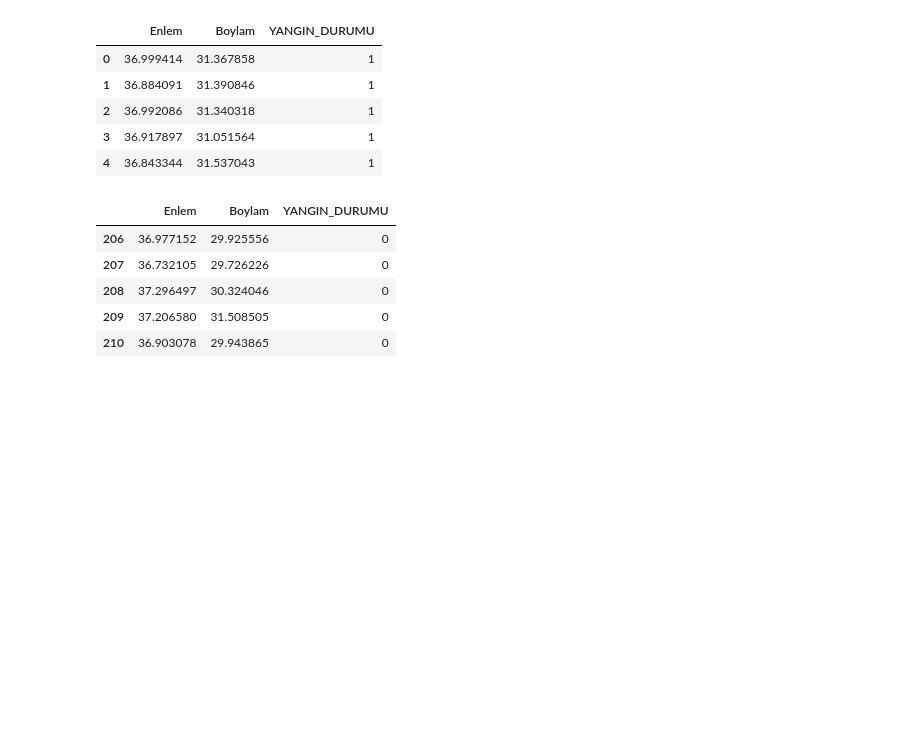
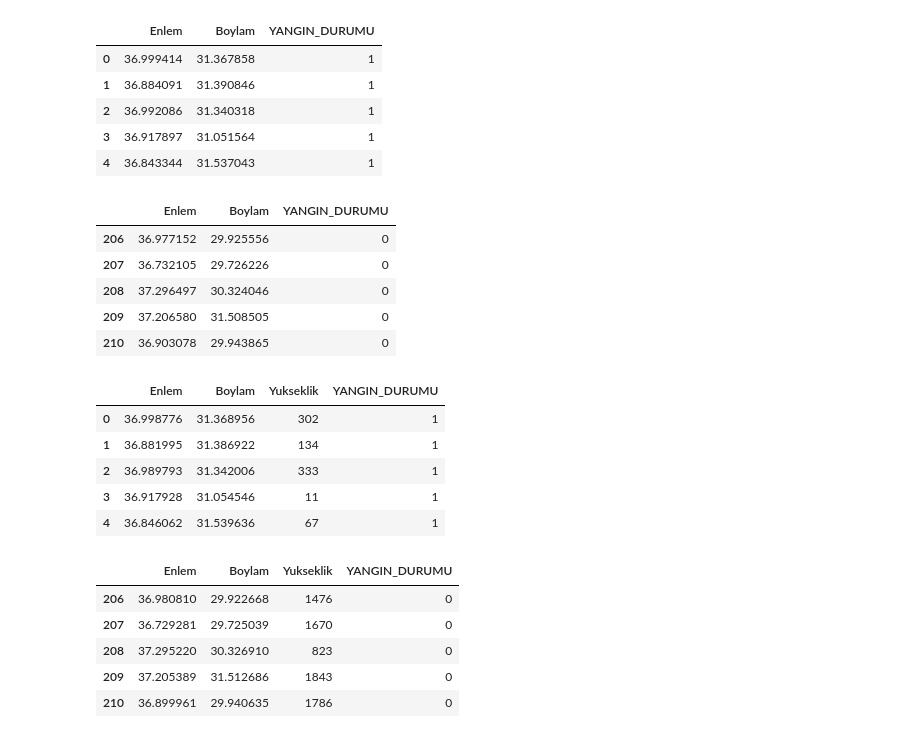
Before and after one commit to omerlutfiduran/senior-design-project, a Jupyter notebook: Senior_Desing_Project_Data_Extraction.ipynb, the cells around one changed output. Saved outputs shown, nothing was run; the diff lists cells and outputs as text; code cells hidden in the pictures; blank space fills up the shorter version.

Commit message:
Mevcut 200'er nokta için tabloya yükseklik bilgisi eklendi.

```diff
--- a/Senior_Desing_Project_Data_Extraction.ipynb
+++ b/Senior_Desing_Project_Data_Extraction.ipynb
@@ -124,3 +126,58 @@ Tabo oluşturuldu
 | 208 | 37.296497 | 30.324046 | 0 |
 | 209 | 37.206580 | 31.508505 | 0 |
 | 210 | 36.903078 | 29.943865 | 0 |
+# %%
+import pandas as pd
+import ee
+
+# Tablomuzdaki 200'er koordinat için Yükseklik Verisini SRTM uydusundan alma
+# Tüm dünya için yükseklik modelini alıyoruz
+elevation_image = ee.Image('USGS/SRTMGL1_003').select('elevation').rename('Yukseklik')
+
+# Koordinatlara Yükseklik Değerini Zımbalama
+# Elimizdeki 400 noktalı (combined_points) veriyi bu haritanın üzerine atıp
+# o noktalara denk gelen yükseklik değerlerini alıyoruz.
+points_with_elevation = elevation_image.sampleRegions(
+    collection=combined_points, # Bir önceki aşamada oluşturduğumuz 0 ve 1'ler
+    scale=1000,                 # 1 km çözünürlük
+    geometries=True
+)
+
+#Python Tablosuna Çevirme İşlemi
+def extract_all_features(feature):
+    coords = feature.geometry().coordinates()
+    label = feature.get('YANGIN_DURUMU')
+    elev = feature.get('Yukseklik')
+    return ee.Feature(None, {
+        'Boylam': coords.get(0),
+        'Enlem': coords.get(1),
+        'Yukseklik': elev,
+        'YANGIN_DURUMU': label
+    })
+
+final_dataset_step4 = points_with_elevation.map(extract_all_features)
+
+#Veriyi çekip liste yapma
+data_list_step4 = final_dataset_step4.reduceColumns(
+    ee.Reducer.toList(4), ['Enlem', 'Boylam', 'Yukseklik', 'YANGIN_DURUMU']
+).get('list').getInfo()
+
+#Pandas Tablosuna dönüştürme
+df_elev = pd.DataFrame(data_list_step4, columns=['Enlem', 'Boylam', 'Yukseklik', 'YANGIN_DURUMU'])
+
+# Sonuçlar
+display(df_elev.head())
+display(df_elev.tail())
+# %% [output]
+|  | Enlem | Boylam | Yukseklik | YANGIN_DURUMU |
+| 0 | 36.998776 | 31.368956 | 302 | 1 |
+| 1 | 36.881995 | 31.386922 | 134 | 1 |
+| 2 | 36.989793 | 31.342006 | 333 | 1 |
+| 3 | 36.917928 | 31.054546 | 11 | 1 |
+| 4 | 36.846062 | 31.539636 | 67 | 1 |
+|  | Enlem | Boylam | Yukseklik | YANGIN_DURUMU |
+| 206 | 36.980810 | 29.922668 | 1476 | 0 |
+| 207 | 36.729281 | 29.725039 | 1670 | 0 |
+| 208 | 37.295220 | 30.326910 | 823 | 0 |
+| 209 | 37.205389 | 31.512686 | 1843 | 0 |
+| 210 | 36.899961 | 29.940635 | 1786 | 0 |
```
Also changed, not shown: parts of 1 cell of this notebook.
